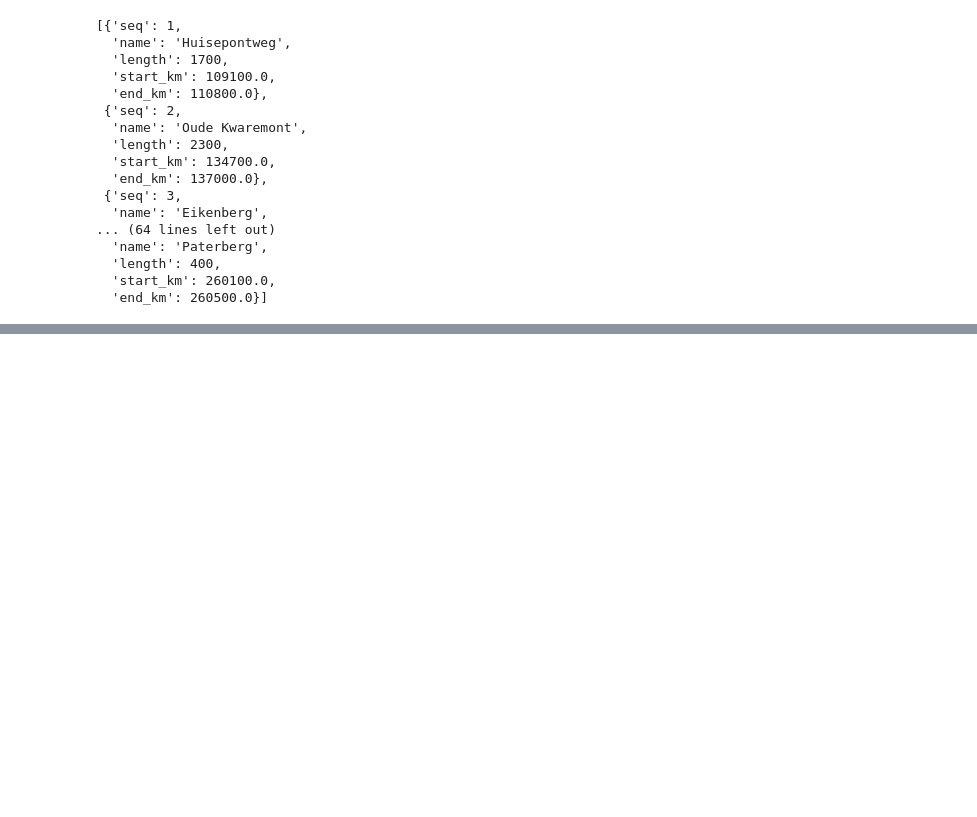
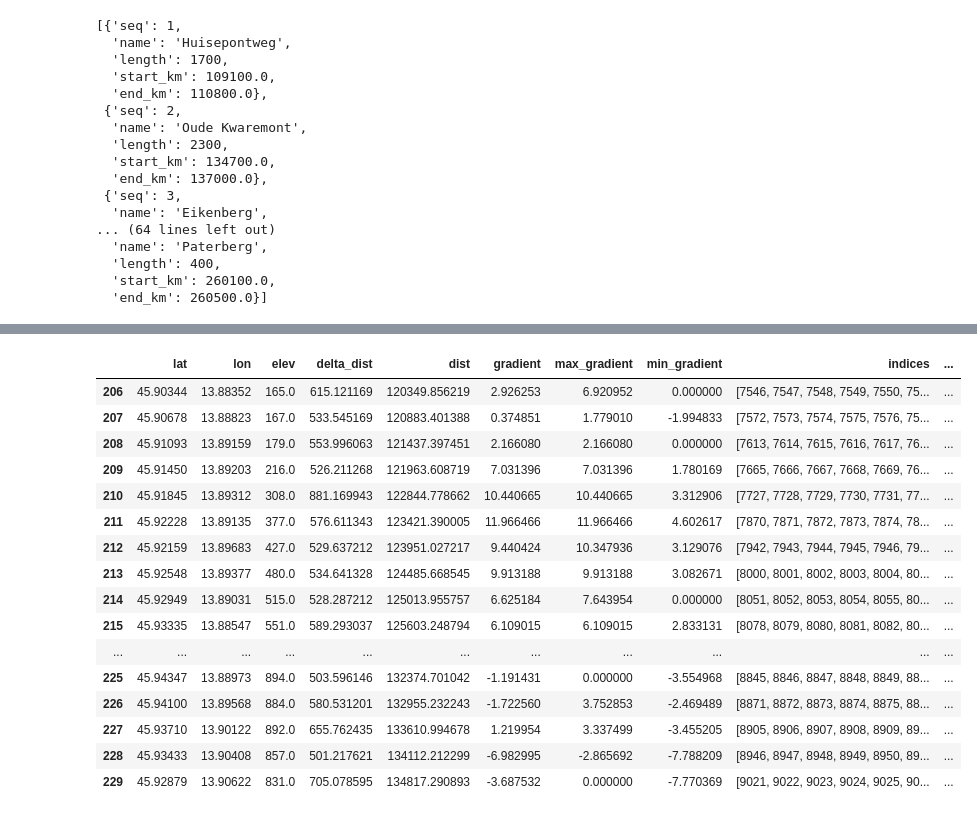
Before and after one commit to alunacob/cff_simu, a Jupyter notebook: 3.Stage_Regularization.ipynb, the cells around one changed output, grey strips where cells are left out. Cells and saved outputs as stored; diff of their text form; code cells hidden in the pictures; blank space fills up the shorter version.

```diff
--- a/3.Stage_Regularization.ipynb
+++ b/3.Stage_Regularization.ipynb
@@ -221,0 +232,20 @@ plt.show()
+# %%
+features_df[(features_df['dist']>120000) & (features_df['dist']<135000)]
+# %% [output]
+|  | lat | lon | elev | delta_dist | dist | gradient | max_gradient | min_gradient | indices | ... |
+| 206 | 45.90344 | 13.88352 | 165.0 | 615.121169 | 120349.856219 | 2.926253 | 6.920952 | 0.000000 | [7546, 7547, 7548, 7549, 7550, 75... | ... |
+| 207 | 45.90678 | 13.88823 | 167.0 | 533.545169 | 120883.401388 | 0.374851 | 1.779010 | -1.994833 | [7572, 7573, 7574, 7575, 7576, 75... | ... |
+| 208 | 45.91093 | 13.89159 | 179.0 | 553.996063 | 121437.397451 | 2.166080 | 2.166080 | 0.000000 | [7613, 7614, 7615, 7616, 7617, 76... | ... |
+| 209 | 45.91450 | 13.89203 | 216.0 | 526.211268 | 121963.608719 | 7.031396 | 7.031396 | 1.780169 | [7665, 7666, 7667, 7668, 7669, 76... | ... |
+| 210 | 45.91845 | 13.89312 | 308.0 | 881.169943 | 122844.778662 | 10.440665 | 10.440665 | 3.312906 | [7727, 7728, 7729, 7730, 7731, 77... | ... |
+| 211 | 45.92228 | 13.89135 | 377.0 | 576.611343 | 123421.390005 | 11.966466 | 11.966466 | 4.602617 | [7870, 7871, 7872, 7873, 7874, 78... | ... |
+| 212 | 45.92159 | 13.89683 | 427.0 | 529.637212 | 123951.027217 | 9.440424 | 10.347936 | 3.129076 | [7942, 7943, 7944, 7945, 7946, 79... | ... |
+| 213 | 45.92548 | 13.89377 | 480.0 | 534.641328 | 124485.668545 | 9.913188 | 9.913188 | 3.082671 | [8000, 8001, 8002, 8003, 8004, 80... | ... |
+| 214 | 45.92949 | 13.89031 | 515.0 | 528.287212 | 125013.955757 | 6.625184 | 7.643954 | 0.000000 | [8051, 8052, 8053, 8054, 8055, 80... | ... |
+| 215 | 45.93335 | 13.88547 | 551.0 | 589.293037 | 125603.248794 | 6.109015 | 6.109015 | 2.833131 | [8078, 8079, 8080, 8081, 8082, 80... | ... |
+| ... | ... | ... | ... | ... | ... | ... | ... | ... | ... | ... |
+| 225 | 45.94347 | 13.88973 | 894.0 | 503.596146 | 132374.701042 | -1.191431 | 0.000000 | -3.554968 | [8845, 8846, 8847, 8848, 8849, 88... | ... |
+| 226 | 45.94100 | 13.89568 | 884.0 | 580.531201 | 132955.232243 | -1.722560 | 3.752853 | -2.469489 | [8871, 8872, 8873, 8874, 8875, 88... | ... |
+| 227 | 45.93710 | 13.90122 | 892.0 | 655.762435 | 133610.994678 | 1.219954 | 3.337499 | -3.455205 | [8905, 8906, 8907, 8908, 8909, 89... | ... |
+| 228 | 45.93433 | 13.90408 | 857.0 | 501.217621 | 134112.212299 | -6.982995 | -2.865692 | -7.788209 | [8946, 8947, 8948, 8949, 8950, 89... | ... |
+| 229 | 45.92879 | 13.90622 | 831.0 | 705.078595 | 134817.290893 | -3.687532 | 0.000000 | -7.770369 | [9021, 9022, 9023, 9024, 9025, 90... | ... |
```
Also changed, not shown: parts of 19 cells of this notebook, 3 other files.
